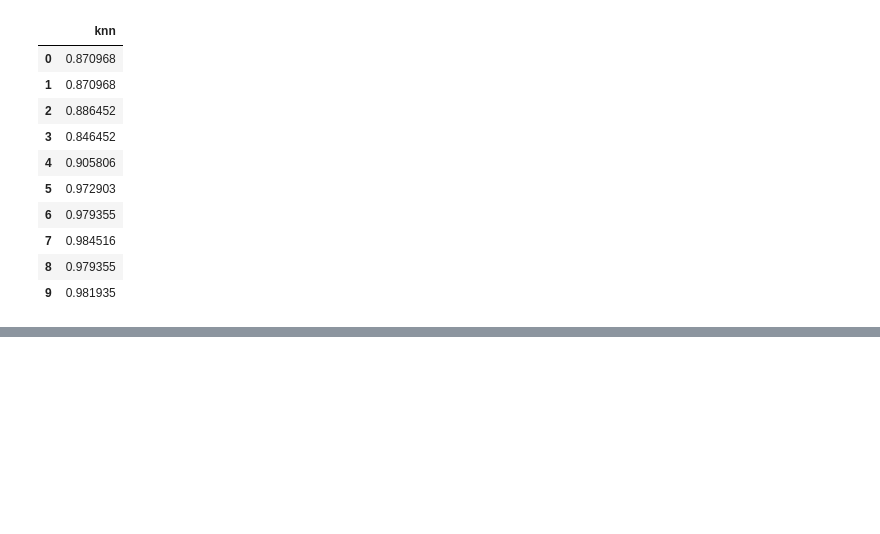
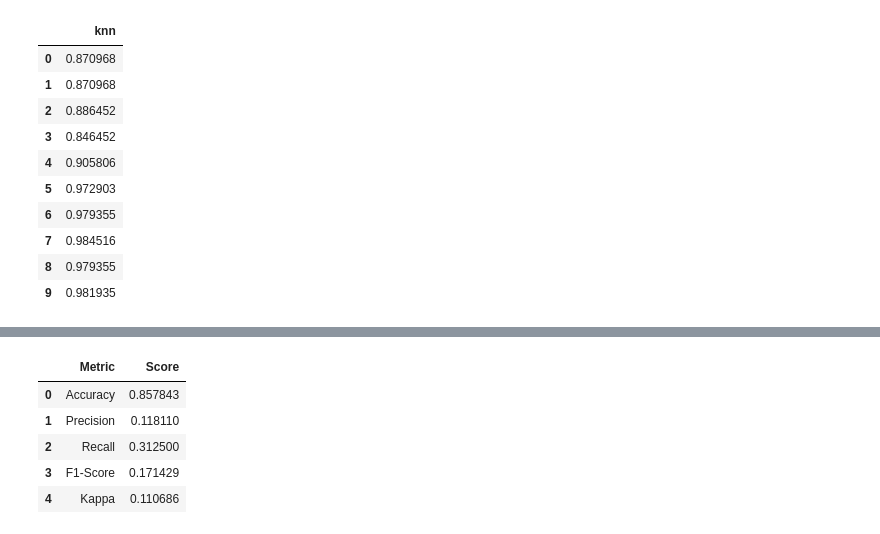
Before and after one commit to soichi-berson/final_bootcamp_project, a Jupyter notebook: note/4_tuning_parameter_of_KNN.ipynb, the cells around one changed output, grey strips where cells are left out. Saved outputs shown, nothing was run; the diff lists cells and outputs as text; code cells hidden in the pictures; blank space fills up the shorter version.

```diff
--- a/note/4_tuning_parameter_of_KNN.ipynb
+++ b/note/4_tuning_parameter_of_KNN.ipynb
@@ -249,0 +204,26 @@ print(correlations)
+# %%
+from sklearn.metrics import accuracy_score, precision_score, recall_score, f1_score, cohen_kappa_score
+
+
+y_pred = knn1.predict(X_test)
+
+accuracy = accuracy_score(y_test, y_pred)
+precision = precision_score(y_test, y_pred)
+recall = recall_score(y_test, y_pred)
+f1 = f1_score(y_test, y_pred)
+kappa = cohen_kappa_score(y_test, y_pred)
+
+# Create a DataFrame
+metrics_df = pd.DataFrame({
+    "Metric": ["Accuracy", "Precision", "Recall", "F1-Score", "Kappa"],
+    "Score": [accuracy, precision, recall, f1, kappa]
+})
+
+display(metrics_df)
+# %% [output]
+|  | Metric | Score |
+| 0 | Accuracy | 0.857843 |
+| 1 | Precision | 0.118110 |
+| 2 | Recall | 0.312500 |
+| 3 | F1-Score | 0.171429 |
+| 4 | Kappa | 0.110686 |
```
Also changed, not shown: parts of 20 cells of this notebook, 2 other files.
